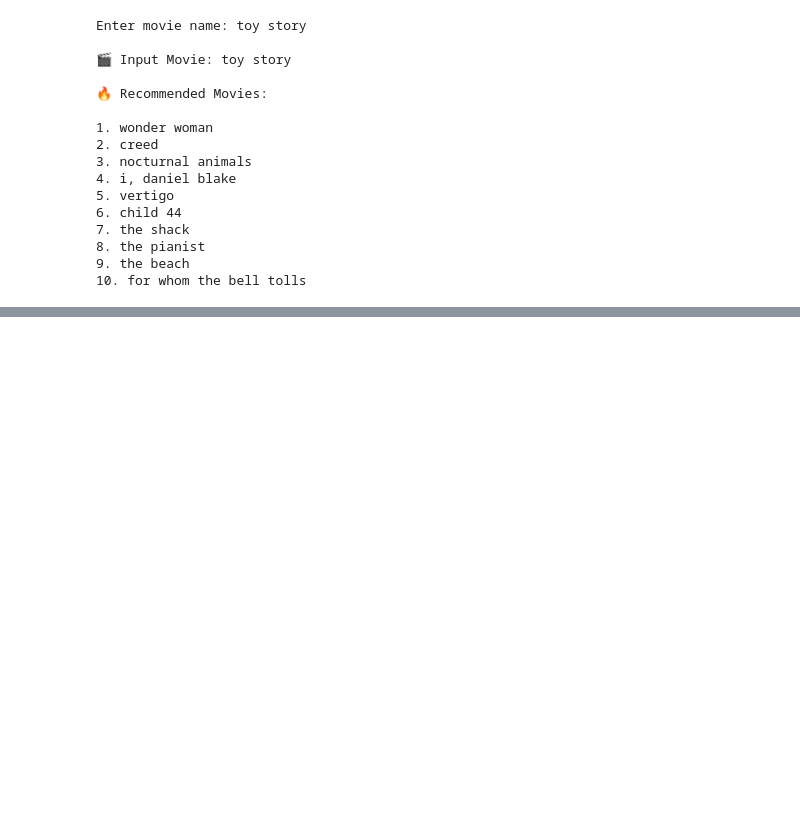
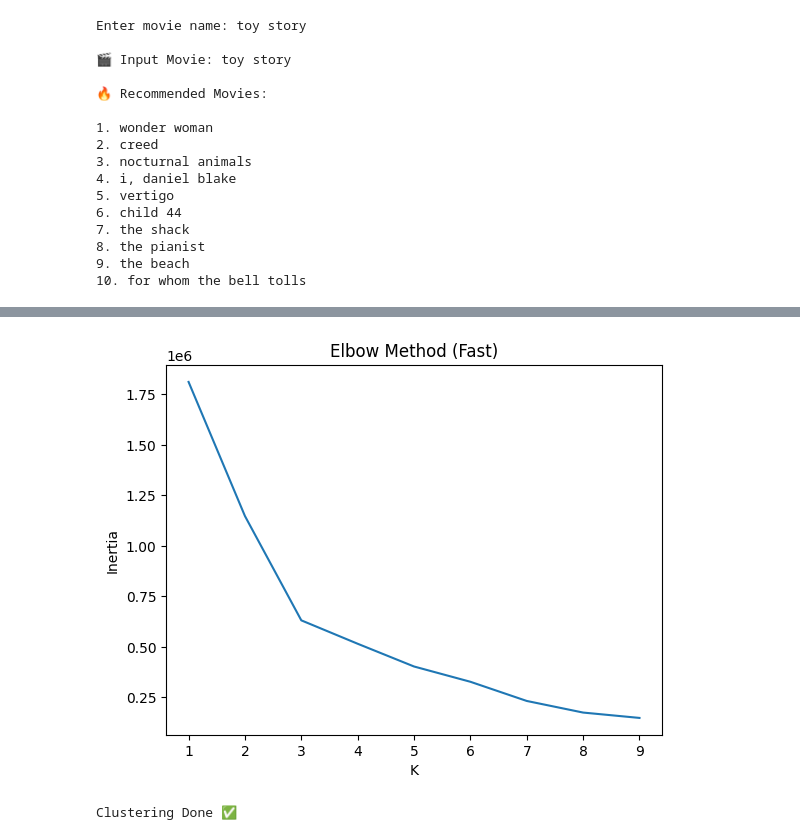
Before and after one commit to MehulShukla-git/Movie_Recommendation_System, a Jupyter notebook: DataPreprocessing.ipynb, the cells around one changed output, grey strips where cells are left out. Drawn from its saved outputs; the diff is of its cells as text; code cells hidden in the pictures; blank space fills up the shorter version.

```diff
--- a/DataPreprocessing.ipynb
+++ b/DataPreprocessing.ipynb
@@ -940,0 +1037,27 @@ Enter movie name: toy story
+# %%
+from sklearn.feature_extraction.text import TfidfVectorizer
+from scipy.sparse import hstack
+
+# TF-IDF
+tfidf = TfidfVectorizer(max_features=10000, stop_words='english')
+tfidf_matrix = tfidf.fit_transform(df['tags'])
+
+# Numeric features
+df['vote_average'] = pd.to_numeric(df['vote_average'], errors='coerce').fillna(0)
+df['popularity'] = pd.to_numeric(df['popularity'], errors='coerce').fillna(0)
+
+X_num = df[['vote_average','popularity']].values
+
+# Combine
+X = hstack((tfidf_matrix, X_num))
+
+# IMPORTANT
+X = X.tocsr()
+# %%
+X_dense = X.toarray()
+# %%
+from sklearn.decomposition import PCA
+
+pca = PCA(n_components=50)
+
+X_reduced = pca.fit_transform(X_dense)
@@ -940,0 +1136,29 @@ Enter movie name: toy story
+# %%
+from sklearn.cluster import KMeans
+import matplotlib.pyplot as plt
+
+inertia = []
+
+for i in range(1, 10):
+    km = KMeans(n_clusters=i, random_state=42)
+    km.fit(X_reduced)
+    inertia.append(km.inertia_)
+
+plt.figure()
+plt.plot(range(1, 10), inertia)
+plt.xlabel("K")
+plt.ylabel("Inertia")
+plt.title("Elbow Method (Fast)")
+plt.show()
+# %% [output]
+[figure, added]
+# %%
+k = 15
+
+kmeans = KMeans(n_clusters=k, random_state=42)
+
+df['cluster'] = kmeans.fit_predict(X_reduced)
+
+print("Clustering Done ✅")
+# %% [output]
+Clustering Done ✅
```
Also changed, not shown: parts of 16 cells of this notebook.
